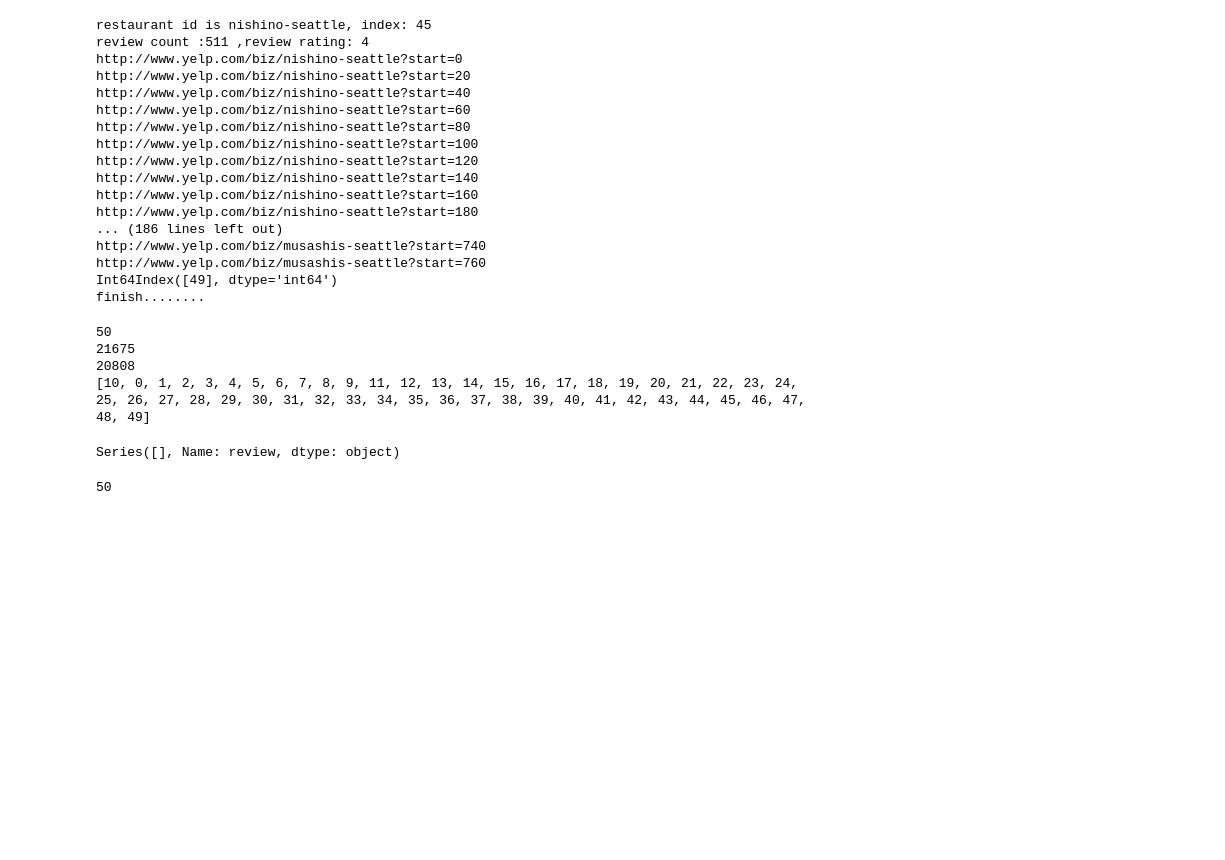
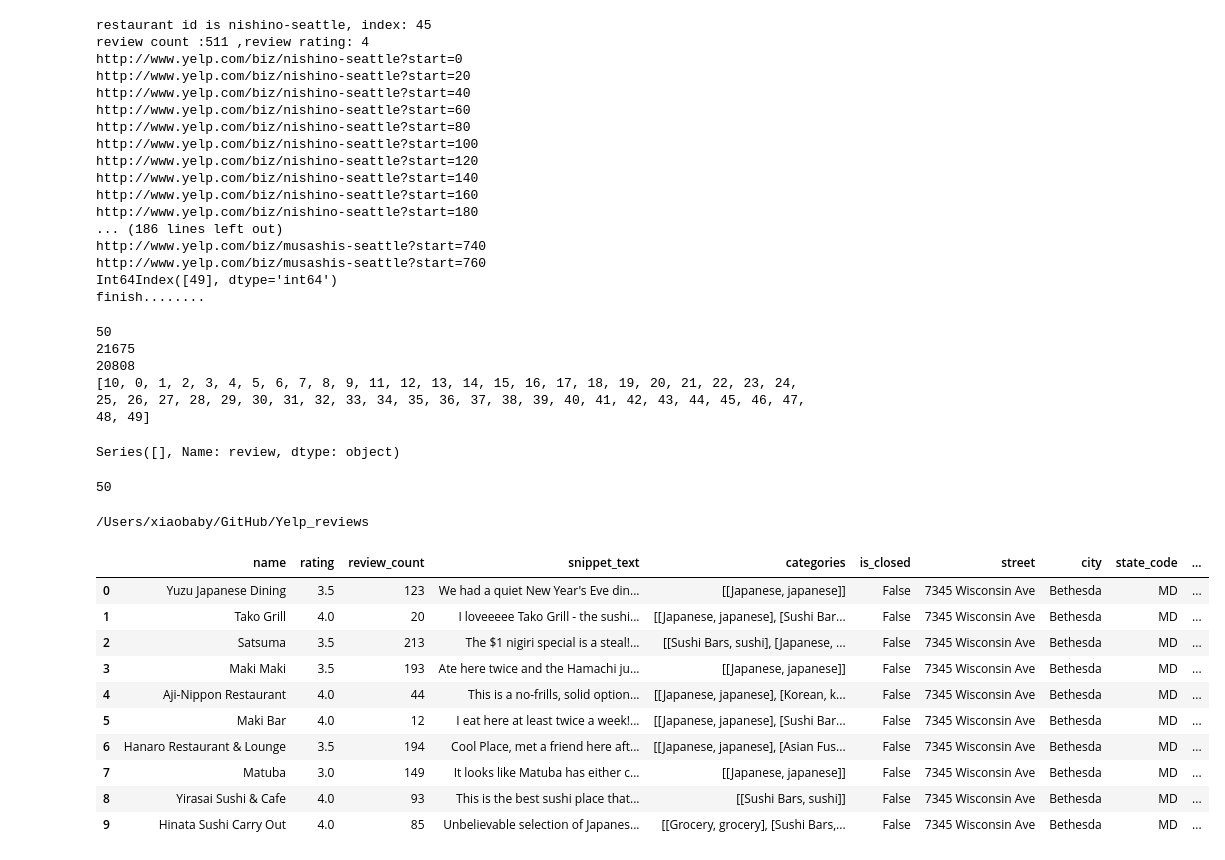
Before and after one commit to Josephinity/Yelp_reviews, a Jupyter notebook: DataPrepView.ipynb, the cells around one changed output. Drawn from its saved outputs; the diff is of its cells as text; code cells hidden in the pictures; blank space fills up the shorter version.

Commit message:
commit201602
Concluded on best features

```diff
--- a/DataPrepView.ipynb
+++ b/DataPrepView.ipynb
@@ -382,0 +385,20 @@ restaurants.to_csv(filename,sep='\t', encoding='utf-8')
+# %%
+%cd~/GitHub/Yelp_reviews
+execfile('read_restaurants_txt.py')
+restaurants=read_restaurants_txt('restaurants_0_50.txt',seperator='\\')
+# %% [output]
+/Users/xiaobaby/GitHub/Yelp_reviews
+# %%
+restaurants[0:10]
+# %% [output]
+|  | name | rating | review_count | snippet_text | categories | is_closed | street | city | state_code | ... |
+| 0 | Yuzu Japanese Dining | 3.5 | 123 | We had a quiet New Year's Eve din... | [[Japanese, japanese]] | False | 7345 Wisconsin Ave | Bethesda | MD | ... |
+| 1 | Tako Grill | 4.0 | 20 | I loveeeee Tako Grill - the sushi... | [[Japanese, japanese], [Sushi Bar... | False | 7345 Wisconsin Ave | Bethesda | MD | ... |
+| 2 | Satsuma | 3.5 | 213 | The $1 nigiri special is a steal!... | [[Sushi Bars, sushi], [Japanese, ... | False | 7345 Wisconsin Ave | Bethesda | MD | ... |
+| 3 | Maki Maki | 3.5 | 193 | Ate here twice and the Hamachi ju... | [[Japanese, japanese]] | False | 7345 Wisconsin Ave | Bethesda | MD | ... |
+| 4 | Aji-Nippon Restaurant | 4.0 | 44 | This is a no-frills, solid option... | [[Japanese, japanese], [Korean, k... | False | 7345 Wisconsin Ave | Bethesda | MD | ... |
+| 5 | Maki Bar | 4.0 | 12 | I eat here at least twice a week!... | [[Japanese, japanese], [Sushi Bar... | False | 7345 Wisconsin Ave | Bethesda | MD | ... |
+| 6 | Hanaro Restaurant & Lounge | 3.5 | 194 | Cool Place, met a friend here aft... | [[Japanese, japanese], [Asian Fus... | False | 7345 Wisconsin Ave | Bethesda | MD | ... |
+| 7 | Matuba | 3.0 | 149 | It looks like Matuba has either c... | [[Japanese, japanese]] | False | 7345 Wisconsin Ave | Bethesda | MD | ... |
+| 8 | Yirasai Sushi & Cafe | 4.0 | 93 | This is the best sushi place that... | [[Sushi Bars, sushi]] | False | 7345 Wisconsin Ave | Bethesda | MD | ... |
+| 9 | Hinata Sushi Carry Out | 4.0 | 85 | Unbelievable selection of Japanes... | [[Grocery, grocery], [Sushi Bars,... | False | 7345 Wisconsin Ave | Bethesda | MD | ... |
```
Also changed, not shown: parts of 2 cells of this notebook, 3 other files.
